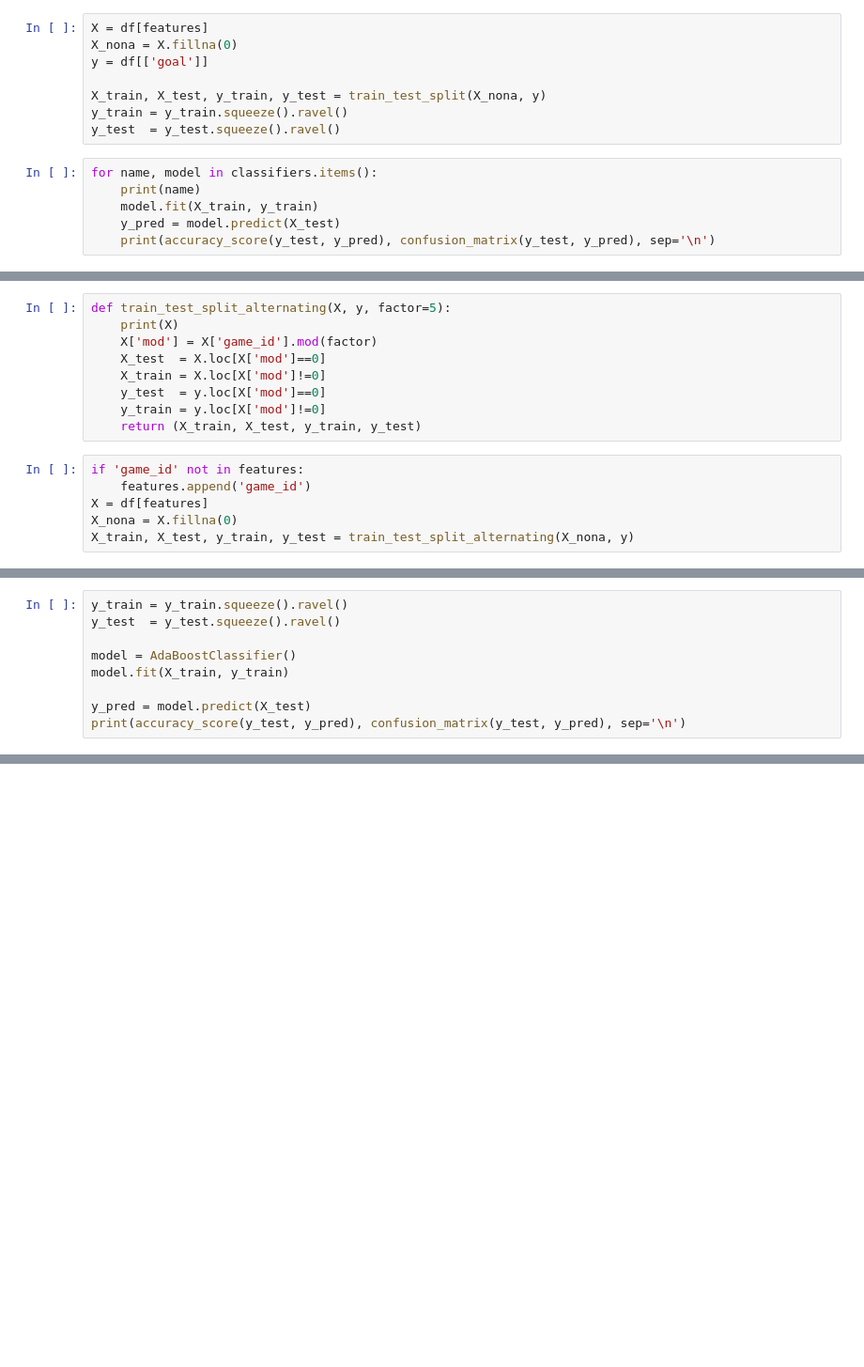
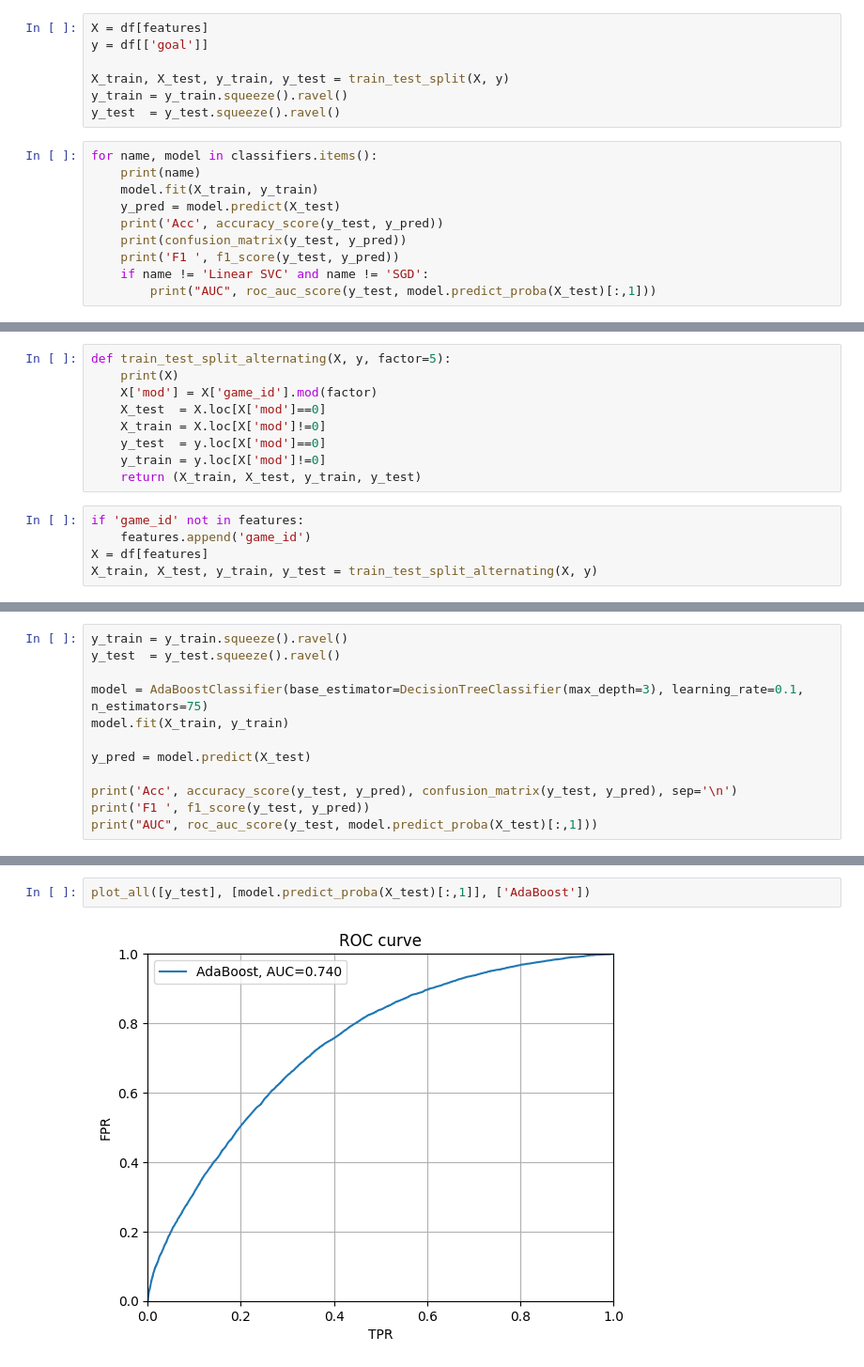
Before and after one commit to williamGlazer/IFT6758, a Jupyter notebook: notebooks/8.do-your-best.ipynb, the cells around one changed output, grey strips where cells are left out. Shown: that part at 94% size. Saved outputs shown, nothing was run; the diff lists cells and outputs as text; blank space fills up the shorter version.

Commit message:
plots

```diff
--- a/notebooks/8.do-your-best.ipynb
+++ b/notebooks/8.do-your-best.ipynb
@@ -54,10 +56,9 @@ applying append_speed
 done with preprocessing
 # %%
 X = df[features]
-X_nona = X.fillna(0)
 y = df[['goal']]
 
-X_train, X_test, y_train, y_test = train_test_split(X_nona, y)
+X_train, X_test, y_train, y_test = train_test_split(X, y)
 y_train = y_train.squeeze().ravel()
 y_test  = y_test.squeeze().ravel()
 # %%
@@ -65,6 +66,10 @@ for name, model in classifiers.items():
     print(name)
     model.fit(X_train, y_train)
     y_pred = model.predict(X_test)
-    print(accuracy_score(y_test, y_pred), confusion_matrix(y_test, y_pred), sep='\n')
+    print('Acc', accuracy_score(y_test, y_pred))
+    print(confusion_matrix(y_test, y_pred))
+    print('F1 ', f1_score(y_test, y_pred))
+    if name != 'Linear SVC' and name != 'SGD':
+        print("AUC", roc_auc_score(y_test, model.predict_proba(X_test)[:,1]))
 # %% [output]
 k-Nearest Neighbors
@@ -150,8 +159,7 @@ def train_test_split_alternating(X, y, factor=5):
 if 'game_id' not in features:
     features.append('game_id')
 X = df[features]
-X_nona = X.fillna(0)
-X_train, X_test, y_train, y_test = train_test_split_alternating(X_nona, y)
+X_train, X_test, y_train, y_test = train_test_split_alternating(X, y)
 # %% [output]
         shot_distance  shot_angle  dist_prev_event  \
 0           13.000000   67.380135       138.924440
@@ -174,9 +187,12 @@ X_train, X_test, y_train, y_test = train_test_split_alternating(X_nona, y)
 y_train = y_train.squeeze().ravel()
 y_test  = y_test.squeeze().ravel()
 
-model = AdaBoostClassifier()
+model = AdaBoostClassifier(base_estimator=DecisionTreeClassifier(max_depth=3), learning_rate=0.1, n_estimators=75)
 model.fit(X_train, y_train)
 
 y_pred = model.predict(X_test)
-print(accuracy_score(y_test, y_pred), confusion_matrix(y_test, y_pred), sep='\n')
+
+print('Acc', accuracy_score(y_test, y_pred), confusion_matrix(y_test, y_pred), sep='\n')
+print('F1 ', f1_score(y_test, y_pred))
+print("AUC", roc_auc_score(y_test, model.predict_proba(X_test)[:,1]))
 # %% [output]
@@ -185,0 +205,4 @@ print(accuracy_score(y_test, y_pred), confusion_matrix(y_test, y_pred), sep='\n'
+# %%
+plot_all([y_test], [model.predict_proba(X_test)[:,1]], ['AdaBoost'])
+# %% [output]
+[figure, added]
```
Also changed, not shown: parts of 8 cells of this notebook.
